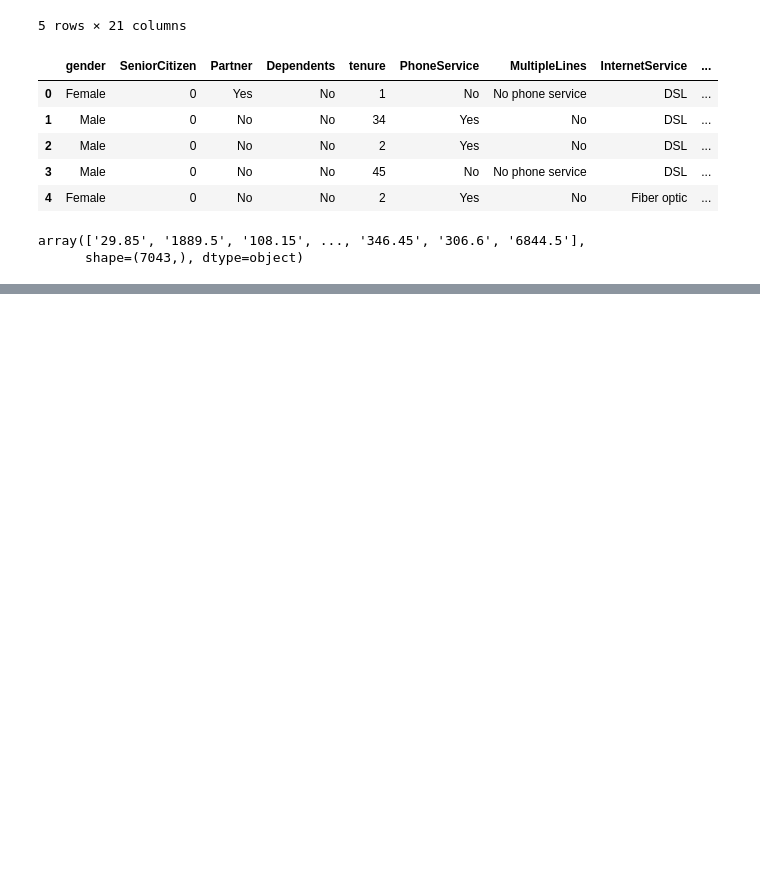
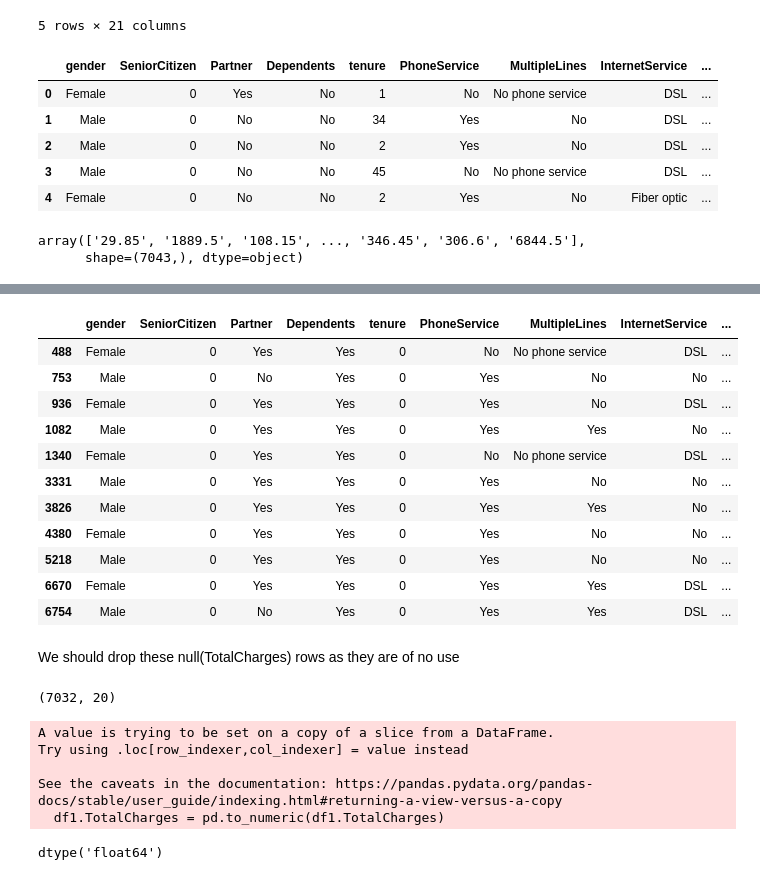
Before and after one commit to Im-Arth1307/Customer-Churn-Prediction-ML, a Jupyter notebook: main.ipynb, the cells around one changed output, grey strips where cells are left out. Drawn from its saved outputs; the diff is of its cells as text; code cells hidden in the pictures; blank space fills up the shorter version.

Commit message:
Half data cleaning done

```diff
--- a/main.ipynb
+++ b/main.ipynb
@@ -30,0 +46,34 @@ array(['29.85', '1889.5', '108.15', ..., '346.45', '306.6', '6844.5'],
+# %%
+df[pd.to_numeric(df.TotalCharges, errors='coerce').isnull()]    #only shows value where null is true
+# %% [output]
+|  | gender | SeniorCitizen | Partner | Dependents | tenure | PhoneService | MultipleLines | InternetService | ... |
+| 488 | Female | 0 | Yes | Yes | 0 | No | No phone service | DSL | ... |
+| 753 | Male | 0 | No | Yes | 0 | Yes | No | No | ... |
+| 936 | Female | 0 | Yes | Yes | 0 | Yes | No | DSL | ... |
+| 1082 | Male | 0 | Yes | Yes | 0 | Yes | Yes | No | ... |
+| 1340 | Female | 0 | Yes | Yes | 0 | No | No phone service | DSL | ... |
+| 3331 | Male | 0 | Yes | Yes | 0 | Yes | No | No | ... |
+| 3826 | Male | 0 | Yes | Yes | 0 | Yes | Yes | No | ... |
+| 4380 | Female | 0 | Yes | Yes | 0 | Yes | No | No | ... |
+| 5218 | Male | 0 | Yes | Yes | 0 | Yes | No | No | ... |
+| 6670 | Female | 0 | Yes | Yes | 0 | Yes | Yes | DSL | ... |
+| 6754 | Male | 0 | No | Yes | 0 | Yes | Yes | DSL | ... |
+# %% [markdown]
+We should drop these null(TotalCharges) rows as they are of no use
+# %%
+df1 = df[df.TotalCharges != ' ']
+df1.shape
+# %% [output]
+(7032, 20)
+# %%
+df1.TotalCharges = pd.to_numeric(df1.TotalCharges)
+# %% [output]
+A value is trying to be set on a copy of a slice from a DataFrame.
+Try using .loc[row_indexer,col_indexer] = value instead
+
+See the caveats in the documentation: https://pandas.pydata.org/pandas-docs/stable/user_guide/indexing.html#returning-a-view-versus-a-copy
+  df1.TotalCharges = pd.to_numeric(df1.TotalCharges)
+# %%
+df1.TotalCharges.dtypes
+# %% [output]
+dtype('float64')
```
Also changed, not shown: parts of 15 cells of this notebook.
